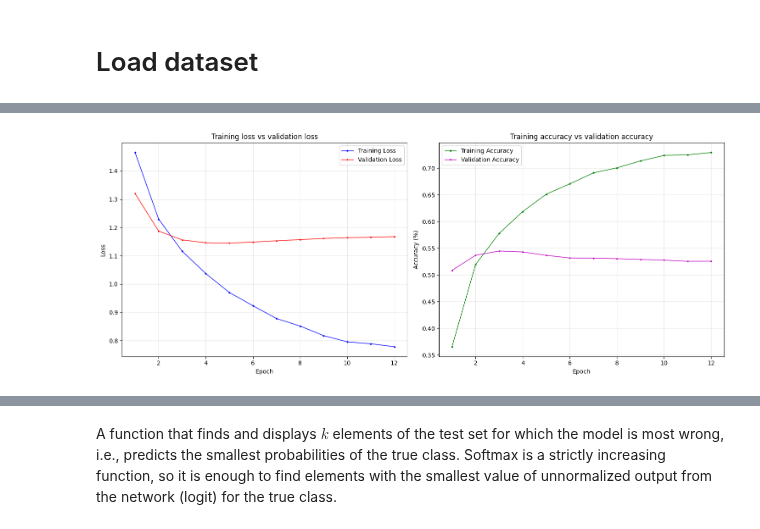
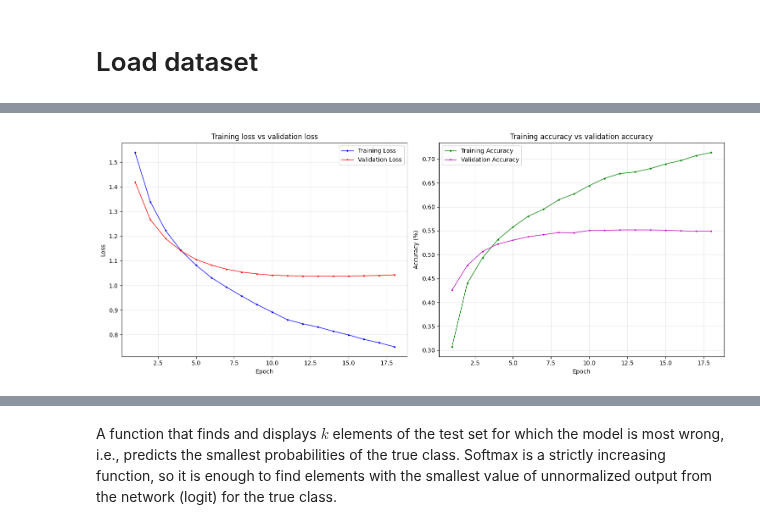
Before and after one commit to kpta119/Yelp-Review-Rating-Classification, a Jupyter notebook: Classic_methods_of_text_classification.ipynb, the cells around one changed output, grey strips where cells are left out. Saved outputs shown, nothing was run; the diff lists cells and outputs as text; code cells hidden in the pictures.

Commit message:
Added visualization in notebook that shows running loss on validation and training set

```diff
--- a/Classic_methods_of_text_classification.ipynb
+++ b/Classic_methods_of_text_classification.ipynb
@@ -350,35 +350,35 @@ def create_loss_plot(train_losses,
   ax1.plot(epochs, val_losses, 'r-', label='Validation Loss', linewidth=1, marker='s', markersize=2)
 
   ax1.set_xlabel('Epoch')
   ax1.set_ylabel('Loss')
   ax1.set_title('Training loss vs validation loss')
   ax1.legend()
   ax1.grid(True, alpha=0.3)
 
   # Accuracy plot
   ax2.plot(epochs, train_accuracies, 'g-', label='Training Accuracy', linewidth=1, marker='o', markersize=2)
   ax2.plot(epochs, val_accuracies, 'm-', label='Validation Accuracy', linewidth=1, marker='s', markersize=2)
 
   ax2.set_xlabel('Epoch')
   ax2.set_ylabel('Accuracy (%)')
   ax2.set_title('Training accuracy vs validation accuracy')
   ax2.legend()
   ax2.grid(True, alpha=0.3)
 
   plt.tight_layout()
   plt.show()
 
 api = wandb.Api()
-run = api.run("kacper-pt119-warsaw-university-of-technology/3DifferentNets/runs/exvndylo")
+run = api.run("kacper-pt119-warsaw-university-of-technology/3DifferentNets/runs/y5zw21i9")
 
 history = run.history(keys=["train/loss","val/loss","train/accuracy","val/accuracy"])
 train_losses = history["train/loss"].to_list()
 val_losses   = history["val/loss"].to_list()
 train_acc    = history["train/accuracy"].to_list()
 val_acc      = history["val/accuracy"].to_list()
 create_loss_plot(train_losses, val_losses, train_acc, val_acc)
 # %% [output]
-[figure, old version]
+[figure, new version]
 # %%
 from sklearn.metrics import classification_report
 import seaborn as sns
```
Also changed, not shown: parts of 6 cells of this notebook.
